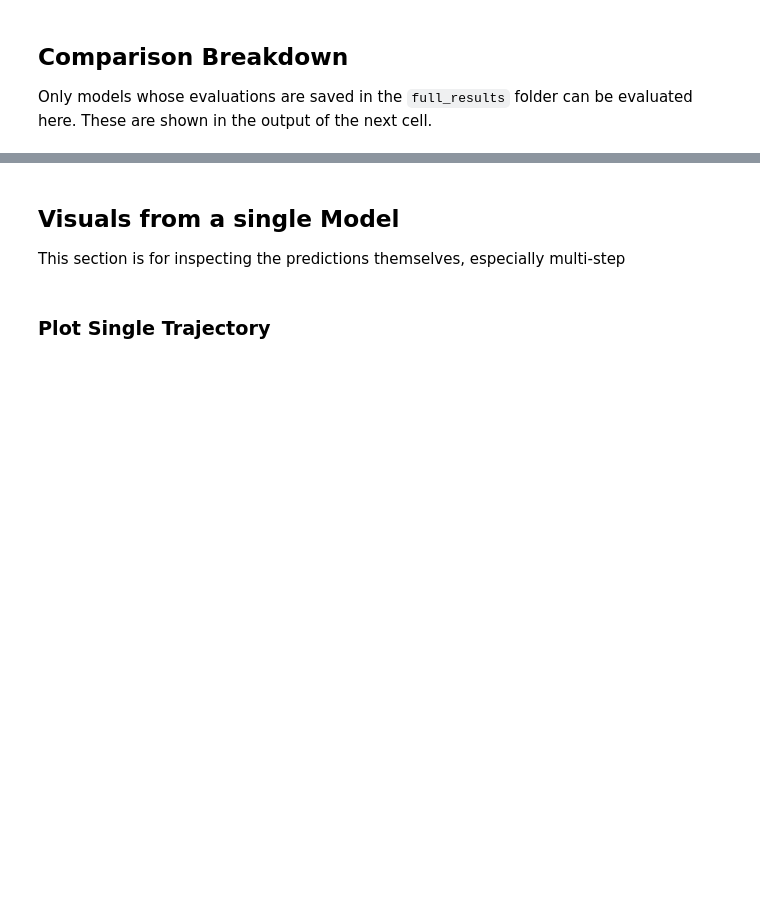
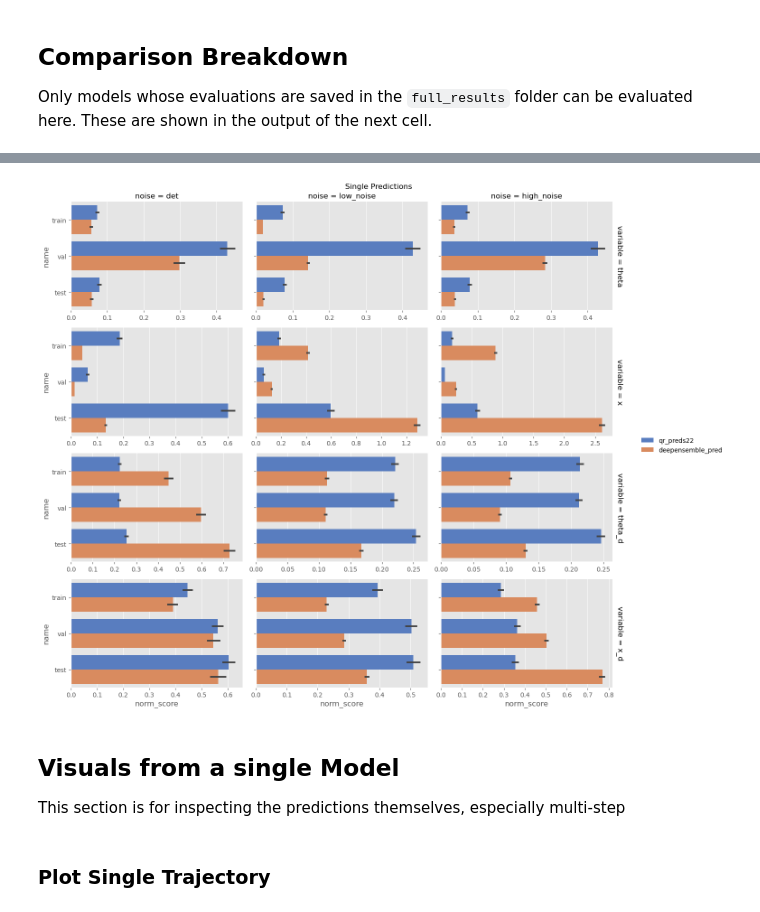
Before and after one commit to coordinated-systems-lab/UncQuanNASA, a Jupyter notebook: Results/evaluation/prediction_comparison.ipynb, the cells around one changed output, grey strips where cells are left out. Cells and saved outputs as stored; diff of their text form; code cells hidden in the pictures; blank space fills up the shorter version.

Commit message:
added new figures

```diff
--- a/Results/evaluation/prediction_comparison.ipynb
+++ b/Results/evaluation/prediction_comparison.ipynb
@@ -77,13 +85,15 @@ use_full_preds = use_preds
 res_full = read_files(use_full_preds, "full_results")
 # %%
 
-g = sns.FacetGrid(res_full.query("eval_mode == 'multi'"), row="variable", col="noise", aspect=1.5, margin_titles=True, sharex=False)
+g = sns.FacetGrid(res_full.query("eval_mode == 'single'"), row="variable", col="noise", aspect=1.5, margin_titles=True, sharex=False)
 g.map_dataframe(sns.barplot, x="norm_score", y="name", hue="pred_name", orient="h", palette="muted")
 g.fig.suptitle("Single Predictions")
 g.fig.tight_layout()
 g.add_legend()
 plt.show()
-#g.savefig("deepensemble_multi_step_full.png")
+#g.savefig("deepensemble_single_step_full.png")
+# %% [output]
+[figure, added]
 # %% [markdown]
 ## Visuals from a single Model
 
```
Also changed, not shown: parts of 4 cells of this notebook, 4 other files.
